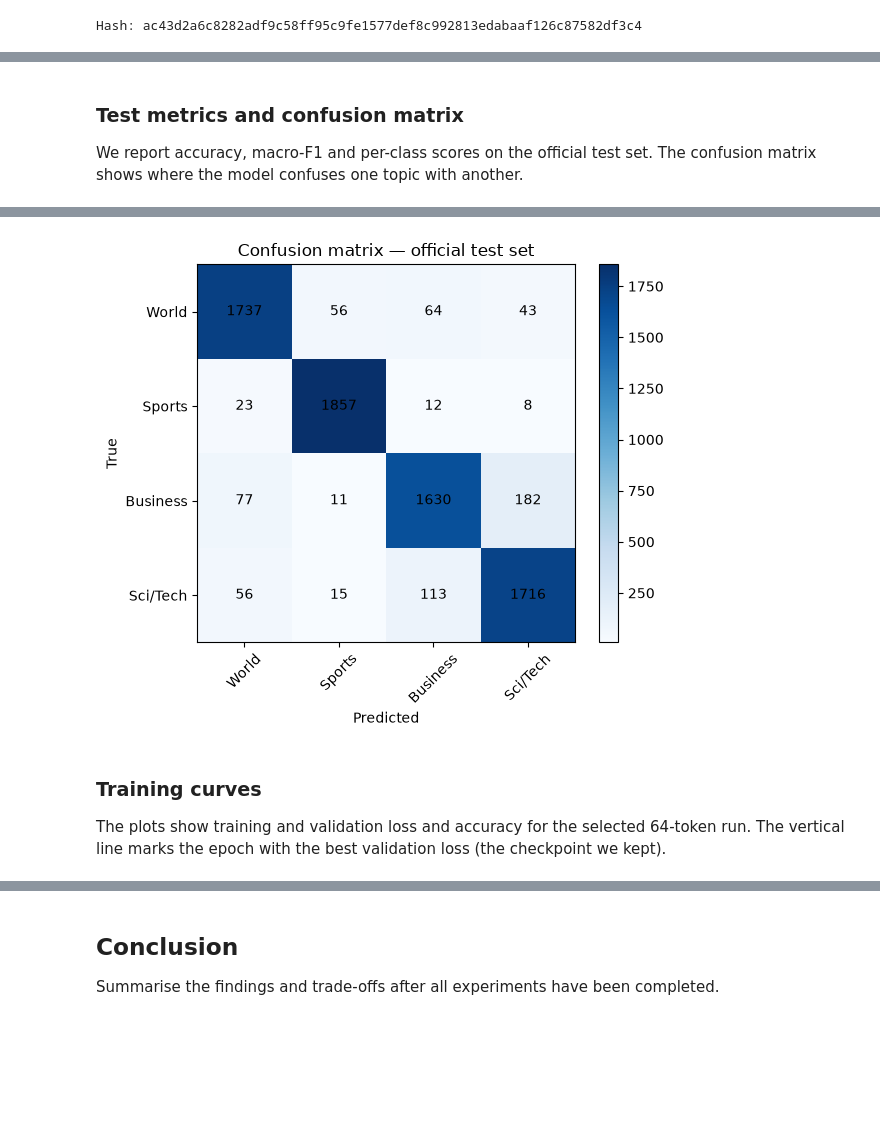
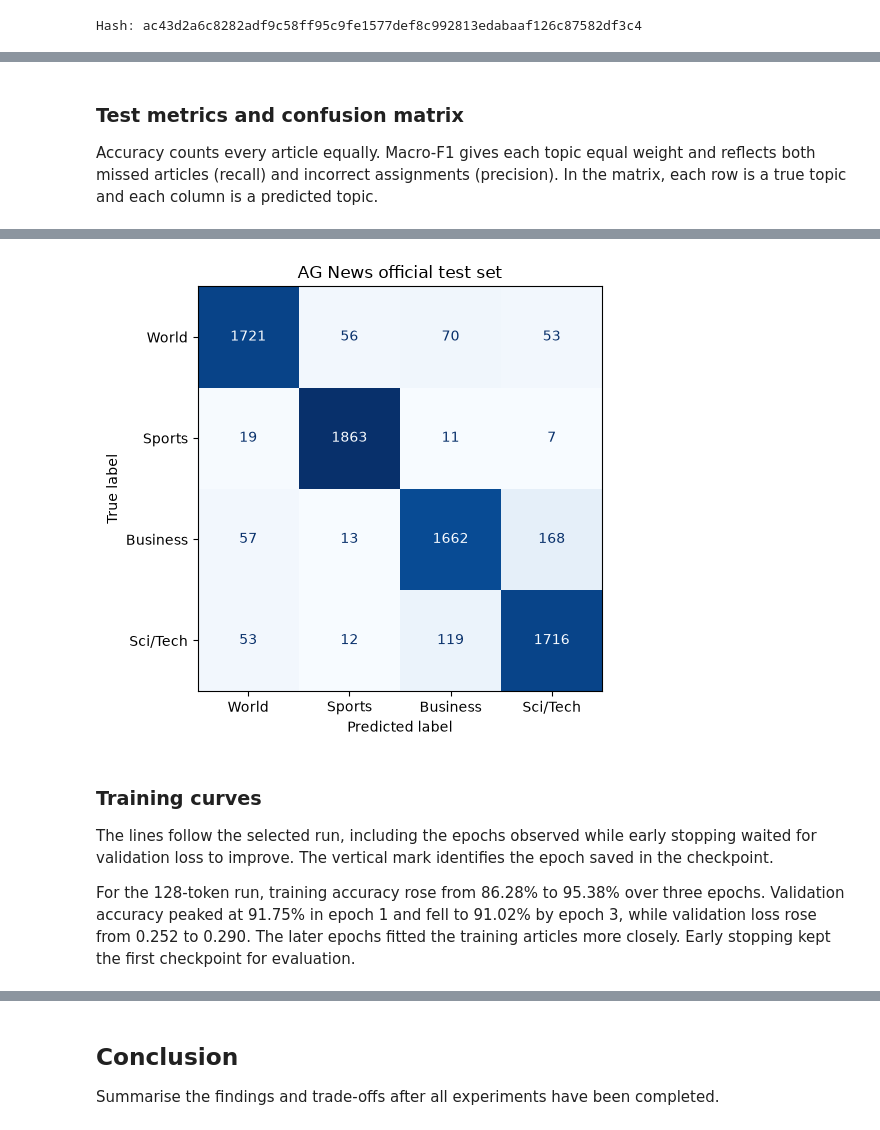
Before and after one commit to PenSul/COMP4930SEF-Project, a Jupyter notebook: project_report.ipynb, the cells around one changed output, grey strips where cells are left out. Saved outputs shown, nothing was run; the diff lists cells and outputs as text; code cells hidden in the pictures; blank space fills up the shorter version.

Commit message:
fix: validate TextCNN windows and evaluate the selected checkpoint

```diff
--- a/project_report.ipynb
+++ b/project_report.ipynb
@@ -1174,20 +1255,22 @@ Standard GlobalMaxPooling1D does not ignore padding tokens. This small layer kee
 # %%
+@tf.keras.utils.register_keras_serializable(package="Task3")
 class ValidMaxPooling1D(tf.keras.layers.Layer):
-    def __init__(self, kernel_size, **kwargs):
+    """Pool complete word windows in right-padded sequences after ReLU."""
+
+    def __init__(self, kernel_size: int, **kwargs):
         super().__init__(**kwargs)
         self.kernel_size = kernel_size
 
     def call(self, inputs):
-        # inputs: (batch, seq_len, filters)
-        # We assume right-padding and ReLU already applied
-        # For simplicity in the first version we use GlobalMaxPooling
-        # (the full valid-window logic can be refined later)
-        return tf.reduce_max(inputs, axis=1)
+        activations, tokens = inputs
+        lengths = tf.reduce_sum(tf.cast(tokens != 0, tf.int32), axis=1)
+        valid_windows = tf.maximum(lengths - self.kernel_size + 1, 0)
+        mask = tf.sequence_mask(valid_windows, maxlen=tf.shape(activations)[1])
+        # ReLU outputs are nonnegative, so zero is safe for excluded windows.
+        return tf.reduce_max(tf.where(mask[..., None], activations, 0.0), axis=1)
 
     def get_config(self):
-        config = super().get_config()
-        config.update({"kernel_size": self.kernel_size})
-        return config
+        return {**super().get_config(), "kernel_size": self.kernel_size}
 # %% [markdown]
 ### TextCNN model
 
@@ -1436,36 +1671,29 @@ Official test accuracy: 0.9132
 # %% [markdown]
 ### Test metrics and confusion matrix
 
-We report accuracy, macro-F1 and per-class scores on the official test set. The confusion matrix shows where the model confuses one topic with another.
+Accuracy counts every article equally. Macro-F1 gives each topic equal weight and reflects both missed articles (recall) and incorrect assignments (precision). In the matrix, each row is a true topic and each column is a predicted topic.
 # %%
-from sklearn.metrics import classification_report, confusion_matrix
-import matplotlib.pyplot as plt
+if TASK3_MODE == "final":
+    topic_ids = np.arange(len(class_names))
+    task3_accuracy = float(np.mean(test_targets == test_predictions))
+    task3_macro_f1 = metrics.f1_score(test_targets, test_predictions, labels=topic_ids, average="macro")
+    print(metrics.classification_report(
+        test_targets, test_predictions, labels=topic_ids, target_names=class_names,
+        digits=4, zero_division=0,
+    ))
+    task3_confusion = metrics.confusion_matrix(test_targets, test_predictions, labels=topic_ids)
+    constant_accuracy = task3_confusion.sum(axis=1).max() / len(test_targets)
+    print(f"Correct: {np.trace(task3_confusion):,}/{len(test_targets):,} "
+          f"({task3_accuracy:.2%}); macro-F1: {task3_macro_f1:.4f}.")
+    print(f"Accuracy gain over the constant-topic baseline ({constant_accuracy:.0%}): "
+          f"{100 * (task3_accuracy - constant_accuracy):.2f} percentage points.")
 
-print("=== Classification report ===")
-print(classification_report(
-    test_labels,
-    test_preds,
-    target_names=class_names,
-    digits=4,
-))
-
-# Confusion matrix
-cm = confusion_matrix(test_labels, test_preds)
-
-plt.figure(figsize=(6, 5))
-plt.imshow(cm, cmap="Blues")
-plt.colorbar()
-plt.xticks(range(4), class_names, rotation=45)
-plt.yticks(range(4), class_names)
-plt.xlabel("Predicted")
-plt.ylabel("True")
-plt.title("Confusion matrix — official test set")
-
-# Add numbers
-for i in range(4):
-    for j in range(4):
-        plt.text(j, i, cm[i, j], ha="center", va="center", color="black")
-
-plt.tight_layout()
-plt.show()
+    # Confusion matrix; the diagonal counts correct predictions.
+    _, matrix_ax = plt.subplots(figsize=(6, 5))
+    metrics.ConfusionMatrixDisplay(task3_confusion, display_labels=class_names).plot(
+        ax=matrix_ax, cmap="Blues", values_format="d", colorbar=False
+    )
+    matrix_ax.set_title("AG News official test set")
+    plt.tight_layout()
+    plt.show()
 # %% [output]
@@ -1483,6 +1713,8 @@ weighted avg     0.9130    0.9132    0.9129      7600
-[figure, old version]
+[figure, new version]
 # %% [markdown]
 ### Training curves
 
-The plots show training and validation loss and accuracy for the selected 64-token run. The vertical line marks the epoch with the best validation loss (the checkpoint we kept).
+The lines follow the selected run, including the epochs observed while early stopping waited for validation loss to improve. The vertical mark identifies the epoch saved in the checkpoint.
+
+For the 128-token run, training accuracy rose from 86.28% to 95.38% over three epochs. Validation accuracy peaked at 91.75% in epoch 1 and fell to 91.02% by epoch 3, while validation loss rose from 0.252 to 0.290. The later epochs fitted the training articles more closely. Early stopping kept the first checkpoint for evaluation.
 # %%
```
Also changed, not shown: parts of 47 cells of this notebook, 4 other files.
